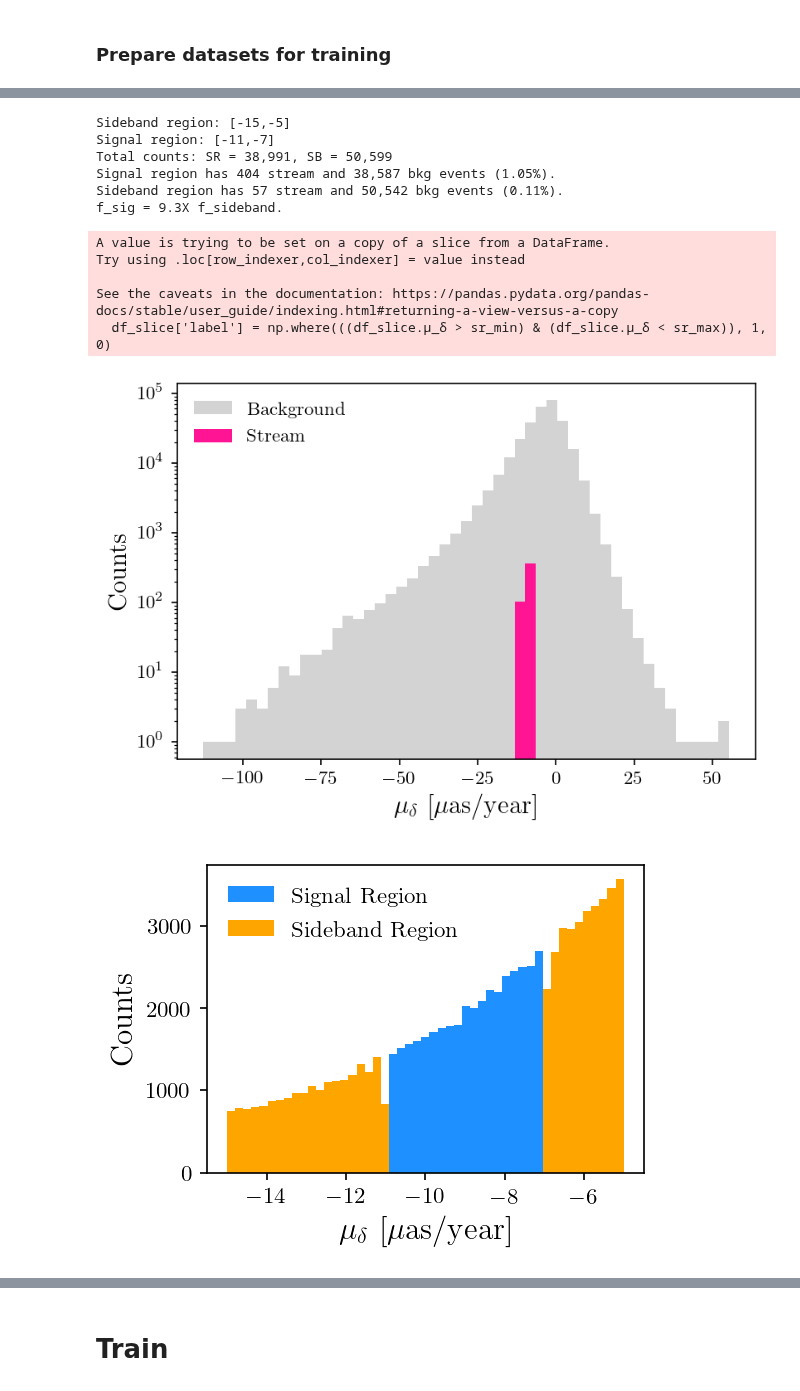
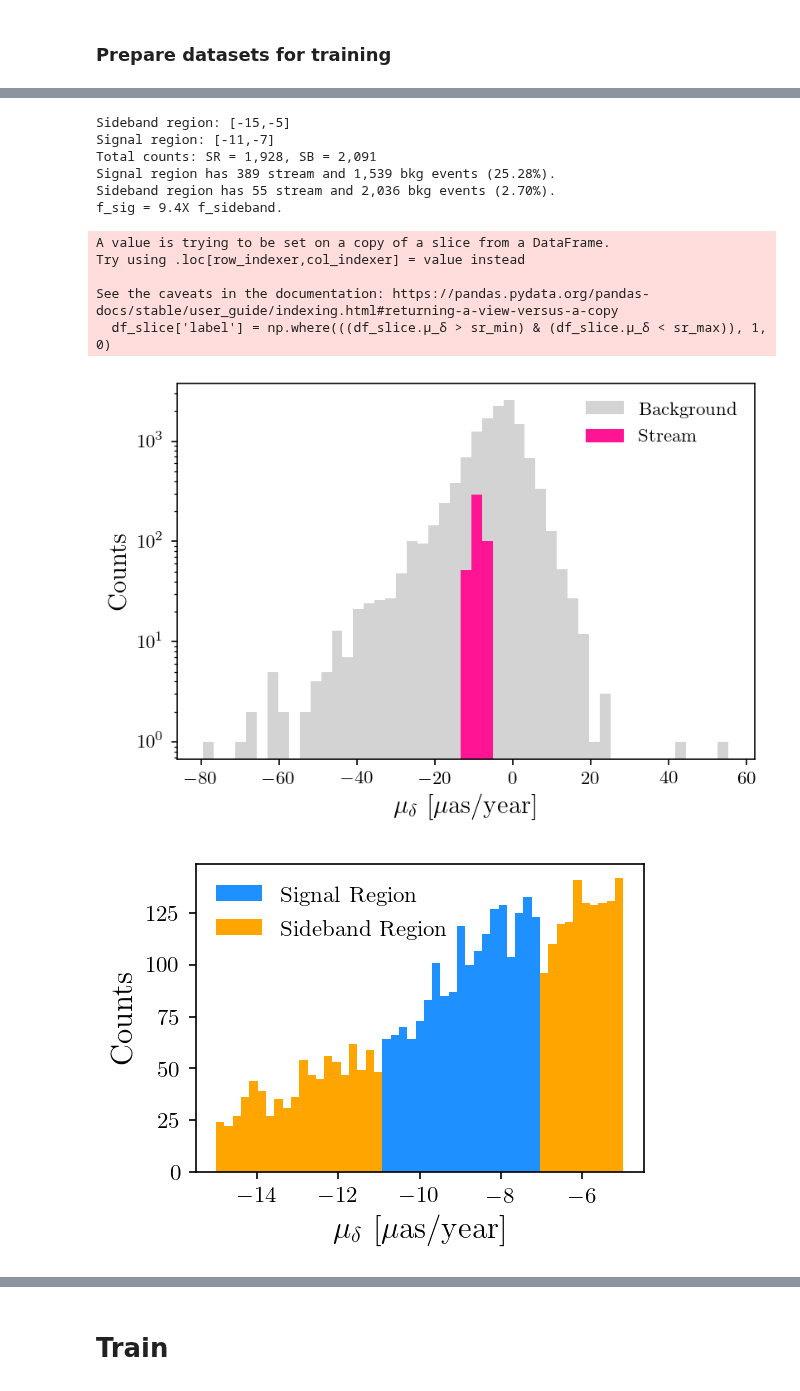
Before and after one commit to hep-lbdl/GaiaCWoLa, a Jupyter notebook: train.ipynb, the cells around one changed output, grey strips where cells are left out. Drawn from its saved outputs; the diff is of its cells as text; code cells hidden in the pictures.

```diff
--- a/train.ipynb
+++ b/train.ipynb
@@ -25,6 +15,6 @@ coreClock: 1.77GHz coreCount: 72 deviceMemorySize: 23.65GiB deviceMemoryBandwidt
 # %%
 stream = "gd1_tail"
 # %%
-df, file = load_file(stream = stream, percent_bkg = 25)
+df, file = load_file(stream = stream, percent_bkg = 1)
 # %% [output]
 Before reduction, stream stars make up 0.039% of the dataset.
@@ -98,16 +88,16 @@ Text(0.5, 0, 'GD1 Tail')
 # %%
-df_slice = signal_sideband(df, stream = stream)
+df = signal_sideband(df, stream = stream)
 # %% [output]
 Sideband region: [-15,-5]
 Signal region: [-11,-7]
-Total counts: SR = 38,991, SB = 50,599
-Signal region has 404 stream and 38,587 bkg events (1.05%).
-Sideband region has 57 stream and 50,542 bkg events (0.11%).
-f_sig = 9.3X f_sideband.
+Total counts: SR = 1,928, SB = 2,091
+Signal region has 389 stream and 1,539 bkg events (25.28%).
+Sideband region has 55 stream and 2,036 bkg events (2.70%).
+f_sig = 9.4X f_sideband.
 A value is trying to be set on a copy of a slice from a DataFrame.
 Try using .loc[row_indexer,col_indexer] = value instead
 
 See the caveats in the documentation: https://pandas.pydata.org/pandas-docs/stable/user_guide/indexing.html#returning-a-view-versus-a-copy
   df_slice['label'] = np.where(((df_slice.μ_δ > sr_min) & (df_slice.μ_δ < sr_max)), 1, 0)
-[figure, old version]
+[figure, new version]
-[figure, old version]
+[figure, new version]
```
Also changed, not shown: parts of 12 cells of this notebook, 3 other files.
